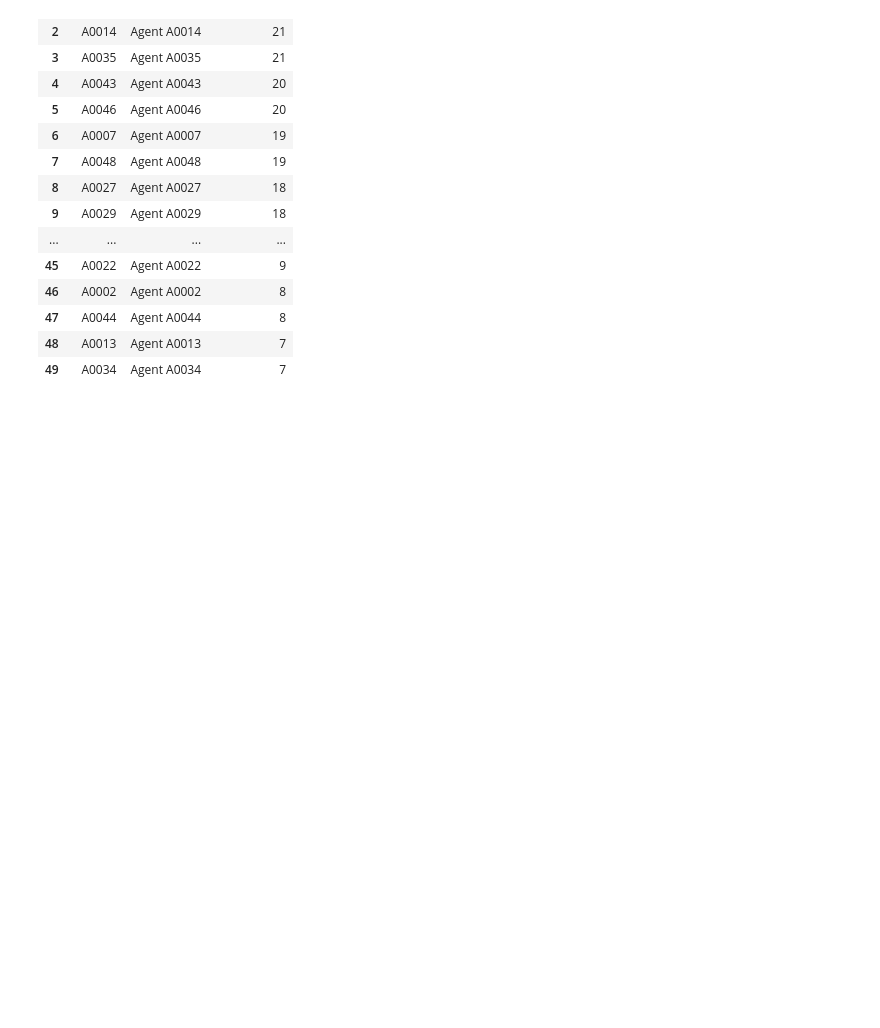
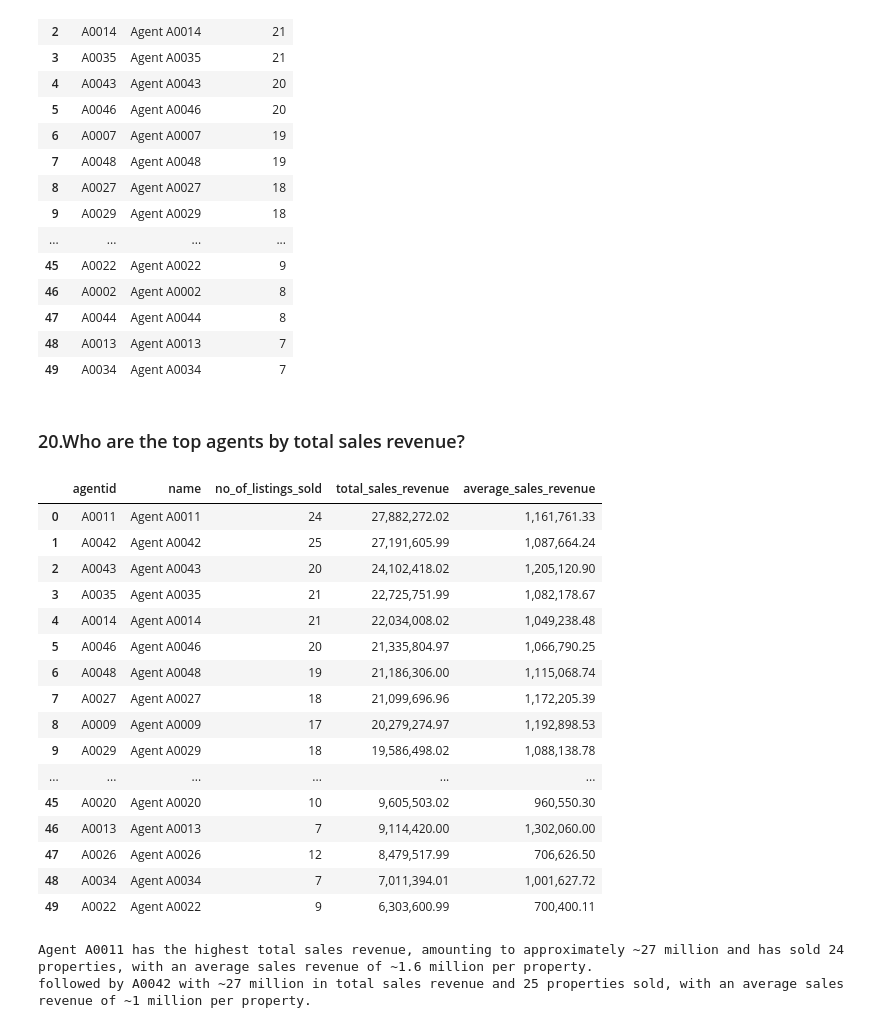
Before and after one commit to mukundnaramesh2605/guvi-python-sql-pandas-project-1, a Jupyter notebook: project.ipynb, the cells around one changed output. Drawn from its saved outputs; the diff is of its cells as text; code cells hidden in the pictures; blank space fills up the shorter version.

Commit message:
Add analysis for top agents by total sales revenue and format output display
- Updated execution count for the initial code cell.
- Added a new markdown cell to introduce the analysis of top agents.
- Implemented a SQL query to retrieve agent sales data, including total sales revenue and average sales revenue.
- Displayed the results in a formatted table and provided an interpretation of the findings.
- Set pandas display options for better float formatting.

```diff
--- a/project.ipynb
+++ b/project.ipynb
@@ -2,6 +2,7 @@
 import pandas as pd
 import json
 import sqlite3
+pd.set_option('display.float_format', lambda x: f'{x:,.2f}')
 # %% [markdown]
 # Data prep
 # %%
@@ -1055,3 +1056,41 @@ display(result_19_2)
 | 47 | A0044 | Agent A0044 | 8 |
 | 48 | A0013 | Agent A0013 | 7 |
 | 49 | A0034 | Agent A0034 | 7 |
+# %% [markdown]
+### 20.Who are the top agents by total sales revenue?
+# %%
+query20 = """
+select a.agentid,a.name,count(s.listingid) as no_of_listings_sold,sum(s.saleprice) as total_sales_revenue, round(avg(s.saleprice),2) as average_sales_revenue
+from listings l
+join sales s on s.listingid = l.listingid
+join agents a on a.agentid = l.agentid
+group by a.agentid,a.name
+order by total_sales_revenue desc ;
+"""
+result20 = pd.read_sql(query20, conn)
+display(result20)
+interpretation = """
+Agent A0011 has the highest total sales revenue, amounting to approximately ~27 million and has sold 24 properties, with an average sales revenue of ~1.6 million per property.
+followed by A0042 with ~27 million in total sales revenue and 25 properties sold, with an average sales revenue of ~1 million per property.
+"""
+print(interpretation)
+# %% [output]
+|  | agentid | name | no_of_listings_sold | total_sales_revenue | average_sales_revenue |
+| 0 | A0011 | Agent A0011 | 24 | 27,882,272.02 | 1,161,761.33 |
+| 1 | A0042 | Agent A0042 | 25 | 27,191,605.99 | 1,087,664.24 |
+| 2 | A0043 | Agent A0043 | 20 | 24,102,418.02 | 1,205,120.90 |
+| 3 | A0035 | Agent A0035 | 21 | 22,725,751.99 | 1,082,178.67 |
+| 4 | A0014 | Agent A0014 | 21 | 22,034,008.02 | 1,049,238.48 |
+| 5 | A0046 | Agent A0046 | 20 | 21,335,804.97 | 1,066,790.25 |
+| 6 | A0048 | Agent A0048 | 19 | 21,186,306.00 | 1,115,068.74 |
+| 7 | A0027 | Agent A0027 | 18 | 21,099,696.96 | 1,172,205.39 |
+| 8 | A0009 | Agent A0009 | 17 | 20,279,274.97 | 1,192,898.53 |
+| 9 | A0029 | Agent A0029 | 18 | 19,586,498.02 | 1,088,138.78 |
+| ... | ... | ... | ... | ... | ... |
+| 45 | A0020 | Agent A0020 | 10 | 9,605,503.02 | 960,550.30 |
+| 46 | A0013 | Agent A0013 | 7 | 9,114,420.00 | 1,302,060.00 |
+| 47 | A0026 | Agent A0026 | 12 | 8,479,517.99 | 706,626.50 |
+| 48 | A0034 | Agent A0034 | 7 | 7,011,394.01 | 1,001,627.72 |
+| 49 | A0022 | Agent A0022 | 9 | 6,303,600.99 | 700,400.11 |
+Agent A0011 has the highest total sales revenue, amounting to approximately ~27 million and has sold 24 properties, with an average sales revenue of ~1.6 million per property.
+followed by A0042 with ~27 million in total sales revenue and 25 properties sold, with an average sales revenue of ~1 million per property.
```
